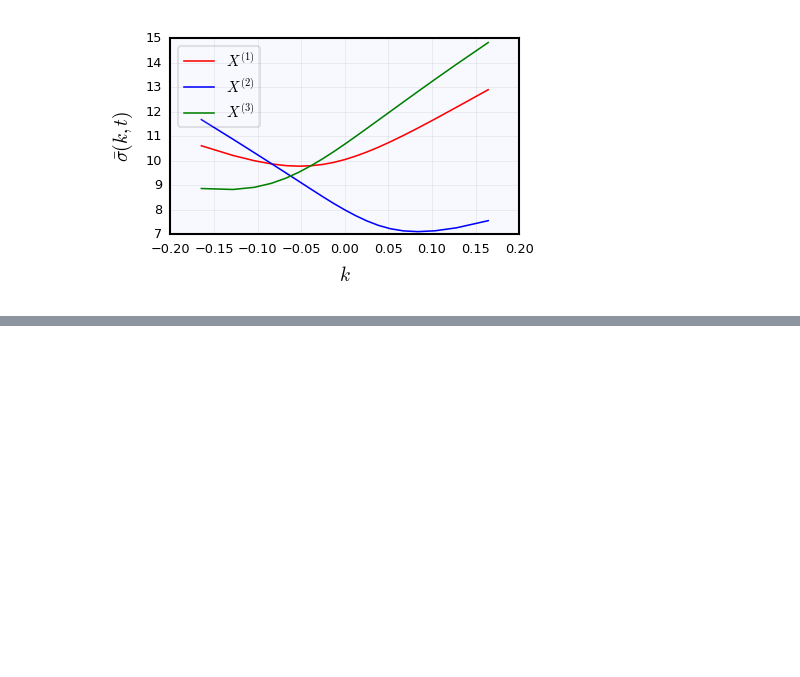
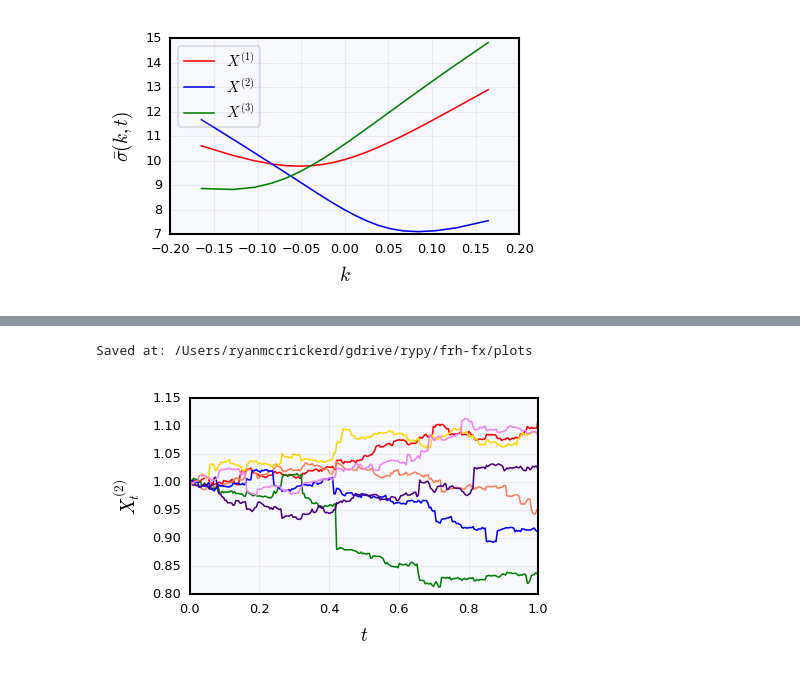
Before and after one commit to ryanmccrickerd/frh-fx, a Jupyter notebook: 3-simulation.ipynb, the cells around one changed output, grey strips where cells are left out. Cells and saved outputs as stored; diff of their text form; code cells hidden in the pictures; blank space fills up the shorter version.

```diff
--- a/3-simulation.ipynb
+++ b/3-simulation.ipynb
@@ -65,0 +73,3 @@ Saved at: /Users/ryanmccrickerd/gdrive/rypy/frh-fx/data/20180522-182555
+# %%
+np.random.seed(0)
+ɛ1,ɛ2 = sim.correlated_noise(ρ,size=(m,n))
@@ -65,0 +80,4 @@ Saved at: /Users/ryanmccrickerd/gdrive/rypy/frh-fx/data/20180522-182555
+# %%
+X1 = sim.nig_process(v1,ɛ1,Δ,θ1)
+X2 = sim.nig_process(v2,ɛ2,Δ,θ2)
+X3 = X1/X2
@@ -65,0 +93,9 @@ Saved at: /Users/ryanmccrickerd/gdrive/rypy/frh-fx/data/20180522-182555
+# %%
+plot,axes = plt.subplots()
+axes.plot(t,X2.T)
+axes.set_xlabel(r'$t$')
+axes.set_ylabel(r'$X^{(2)}_t$');
+uts.save_plot()
+# %% [output]
+Saved at: /Users/ryanmccrickerd/gdrive/rypy/frh-fx/plots
+[figure, added]
```
Also changed, not shown: parts of 5 cells of this notebook, 1 other file.
